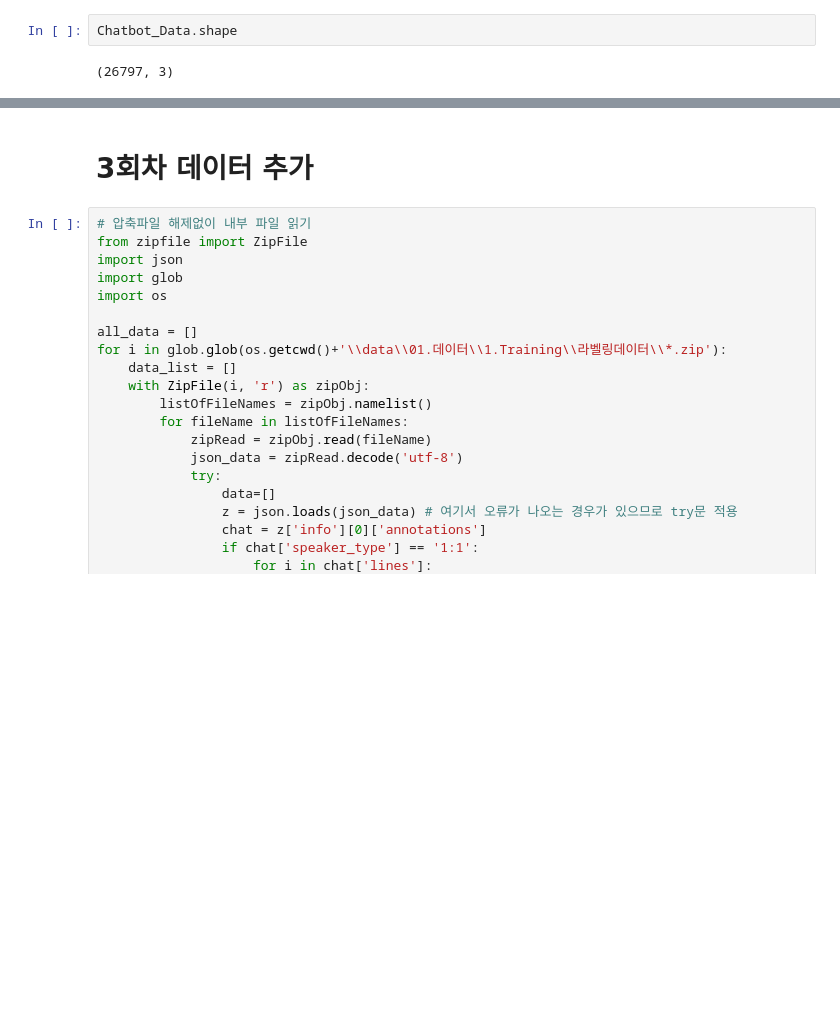
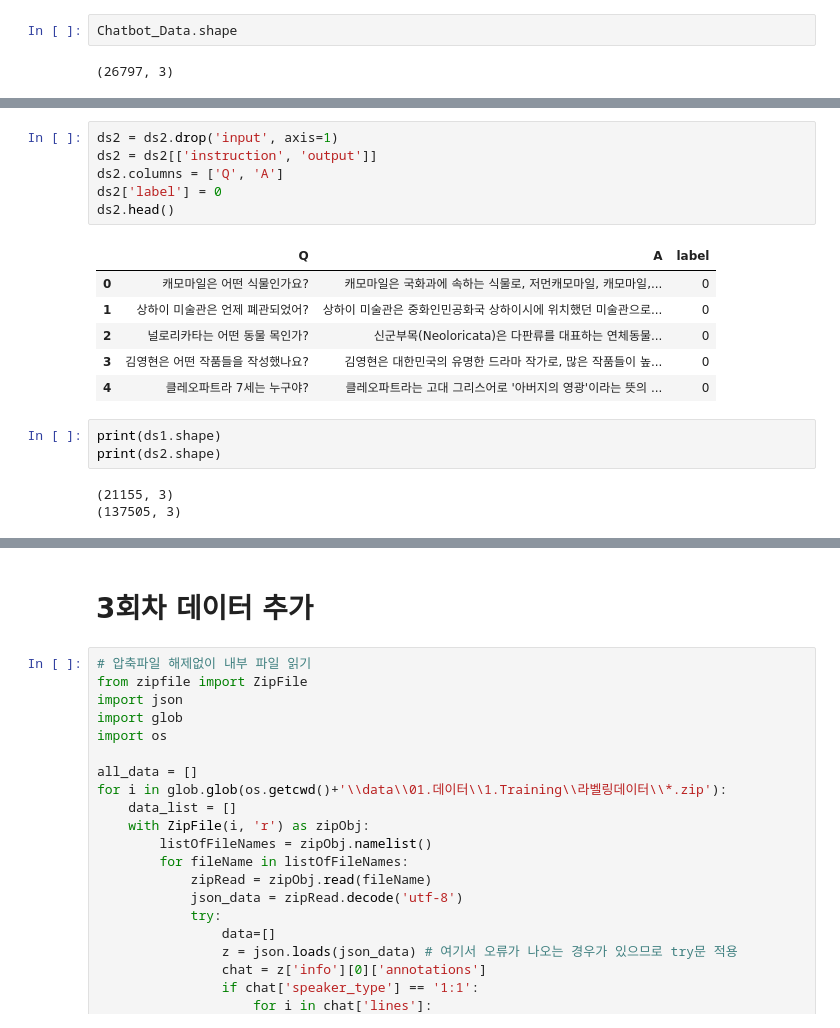
Before and after one commit to kimpubao/FinalProject, a Jupyter notebook: gpt.ipynb, the cells around one changed output, grey strips where cells are left out. Cells and saved outputs as stored; diff of their text form; blank space fills up the shorter version.

```diff
--- a/gpt.ipynb
+++ b/gpt.ipynb
@@ -128,0 +170,19 @@ Chatbot_Data.shape
+# %%
+ds2 = ds2.drop('input', axis=1)
+ds2 = ds2[['instruction', 'output']]
+ds2.columns = ['Q', 'A']
+ds2['label'] = 0
+ds2.head()
+# %% [output]
+|  | Q | A | label |
+| 0 | 캐모마일은 어떤 식물인가요? | 캐모마일은 국화과에 속하는 식물로, 저먼캐모마일, 캐모마일,... | 0 |
+| 1 | 상하이 미술관은 언제 폐관되었어? | 상하이 미술관은 중화인민공화국 상하이시에 위치했던 미술관으로... | 0 |
+| 2 | 널로리카타는 어떤 동물 목인가? | 신군부목(Neoloricata)은 다판류를 대표하는 연체동물... | 0 |
+| 3 | 김영현은 어떤 작품들을 작성했나요? | 김영현은 대한민국의 유명한 드라마 작가로, 많은 작품들이 높... | 0 |
+| 4 | 클레오파트라 7세는 누구야? | 클레오파트라는 고대 그리스어로 '아버지의 영광'이라는 뜻의 ... | 0 |
+# %%
+print(ds1.shape)
+print(ds2.shape)
+# %% [output]
+(21155, 3)
+(137505, 3)
```
Also changed, not shown: parts of 39 cells of this notebook.
